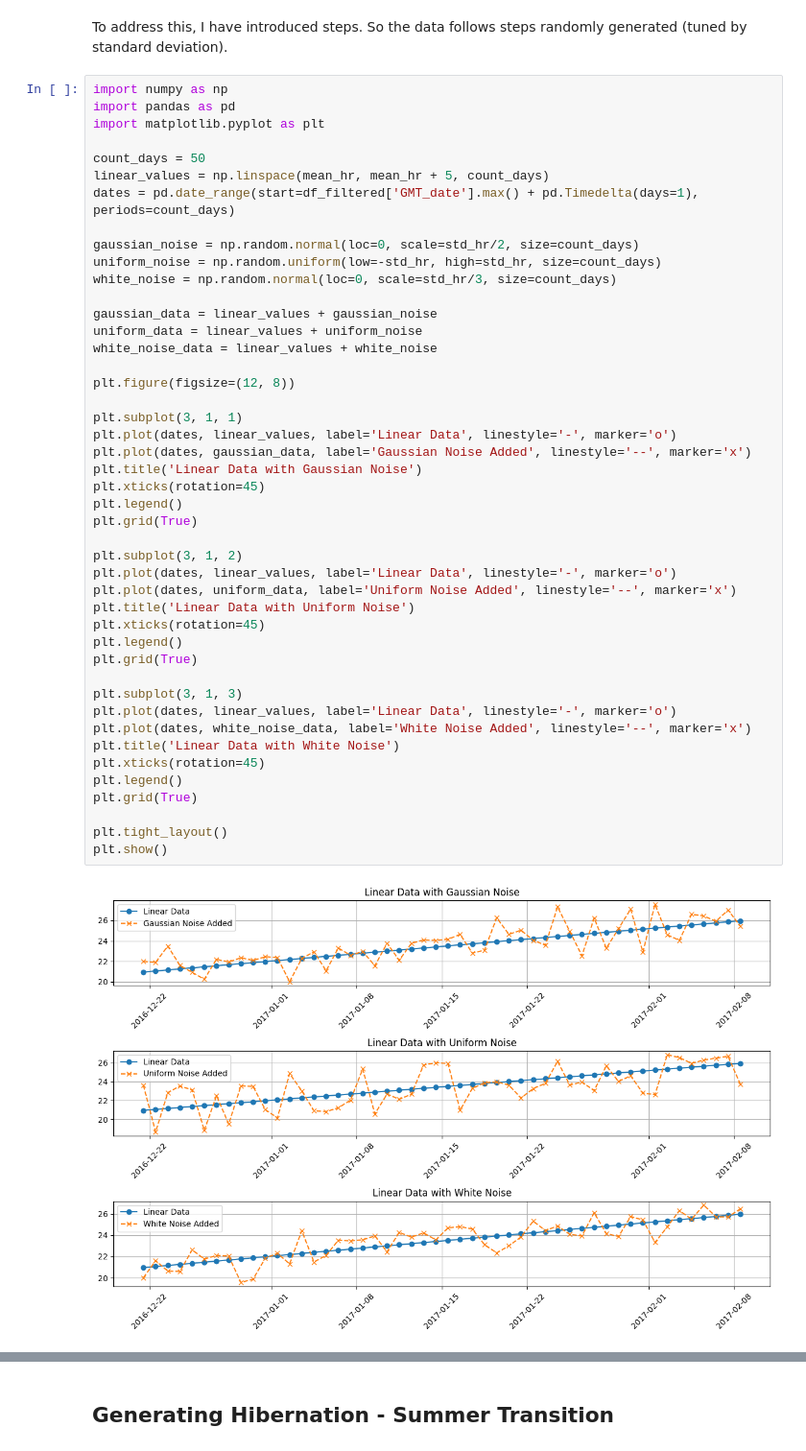
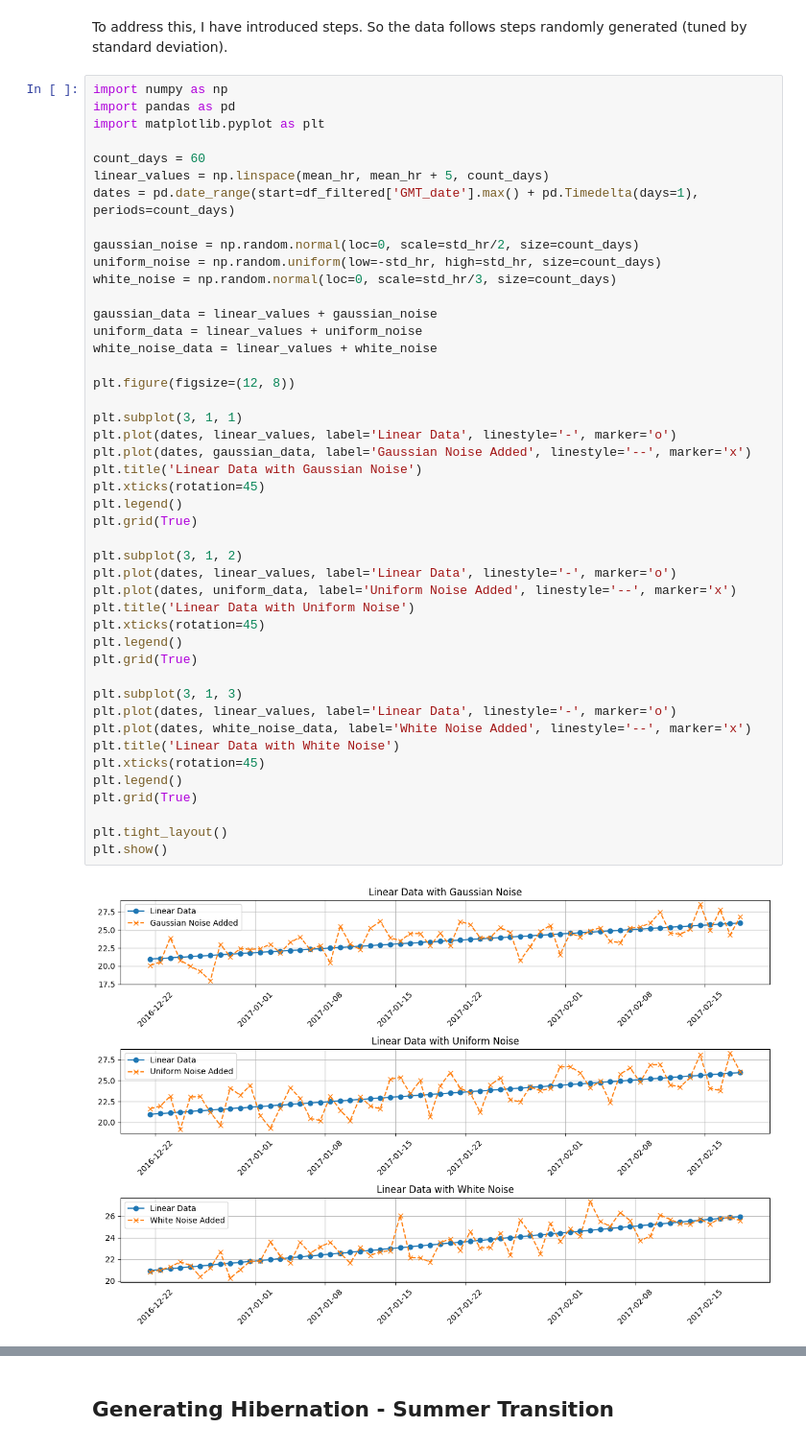
Before and after one commit to fthdrmzzz/anomaly-case, a Jupyter notebook: preprocessing/preprocess.ipynb, the cells around one changed output, grey strips where cells are left out. Shown at 96% size. Drawn from its saved outputs; the diff is of its cells as text.

```diff
--- a/preprocessing/preprocess.ipynb
+++ b/preprocessing/preprocess.ipynb
@@ -113,7 +113,7 @@ import numpy as np
 import pandas as pd
 import matplotlib.pyplot as plt
 
-count_days = 50
+count_days = 60
 linear_values = np.linspace(mean_hr, mean_hr + 5, count_days)
 dates = pd.date_range(start=df_filtered['GMT_date'].max() + pd.Timedelta(days=1), periods=count_days)
 
@@ -127,34 +127,34 @@ white_noise_data = linear_values + white_noise
 
 plt.figure(figsize=(12, 8))
 
 plt.subplot(3, 1, 1)
 plt.plot(dates, linear_values, label='Linear Data', linestyle='-', marker='o')
 plt.plot(dates, gaussian_data, label='Gaussian Noise Added', linestyle='--', marker='x')
 plt.title('Linear Data with Gaussian Noise')
 plt.xticks(rotation=45)
 plt.legend()
 plt.grid(True)
 
 plt.subplot(3, 1, 2)
 plt.plot(dates, linear_values, label='Linear Data', linestyle='-', marker='o')
 plt.plot(dates, uniform_data, label='Uniform Noise Added', linestyle='--', marker='x')
 plt.title('Linear Data with Uniform Noise')
 plt.xticks(rotation=45)
 plt.legend()
 plt.grid(True)
 
 plt.subplot(3, 1, 3)
 plt.plot(dates, linear_values, label='Linear Data', linestyle='-', marker='o')
 plt.plot(dates, white_noise_data, label='White Noise Added', linestyle='--', marker='x')
 plt.title('Linear Data with White Noise')
 plt.xticks(rotation=45)
 plt.legend()
 plt.grid(True)
 
 plt.tight_layout()
 plt.show()
 # %% [output]
-[figure, old version]
+[figure, new version]
 # %%
 
 destination_value = mean_hr
```
Also changed, not shown: parts of 4 cells of this notebook, 13 other files.
